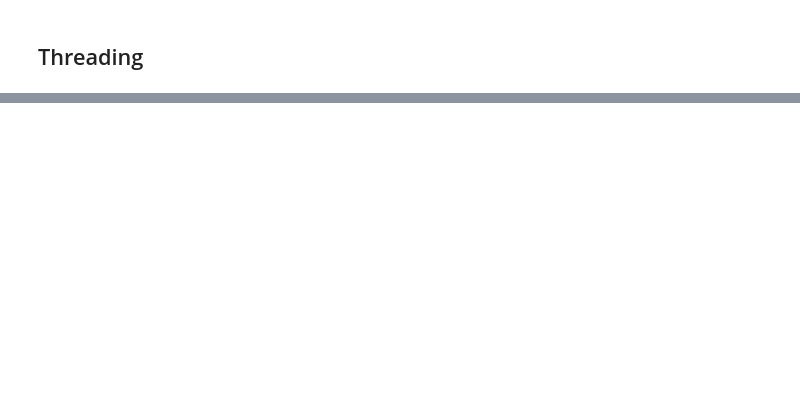
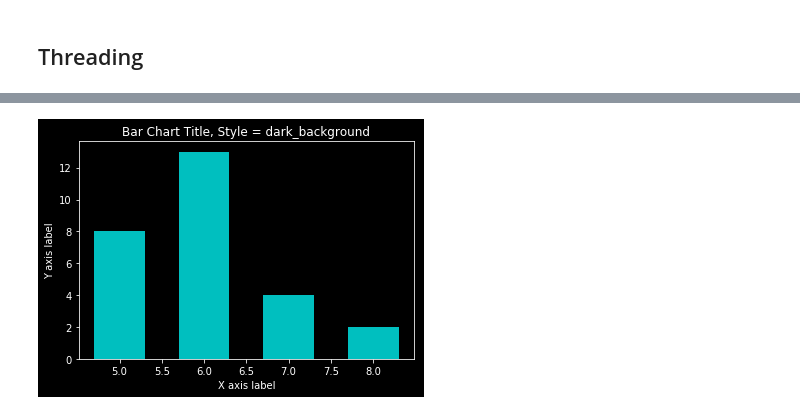
Before and after one commit to simonwardjones/forget-code, a Jupyter notebook: Python/learnPython.ipynb, the cells around one changed output, grey strips where cells are left out. Saved outputs shown, nothing was run; the diff lists cells and outputs as text; code cells hidden in the pictures; blank space fills up the shorter version.

```diff
--- a/Python/learnPython.ipynb
+++ b/Python/learnPython.ipynb
@@ -745,0 +883,14 @@ Thread-136 19Entire job took
+# %%
+from matplotlib import pyplot as plt
+
+# Bar chart
+plt.bar(x,y2,color='c',width=0.6)
+
+# Label it up
+plt.title("Bar Chart Title, Style = "+ str(plt.style.available[style_n]))
+plt.ylabel("Y axis label")
+plt.xlabel("X axis label")
+
+plt.show()
+# %% [output]
+[figure, added]
```
Also changed, not shown: parts of 41 cells of this notebook, 12 other files.
